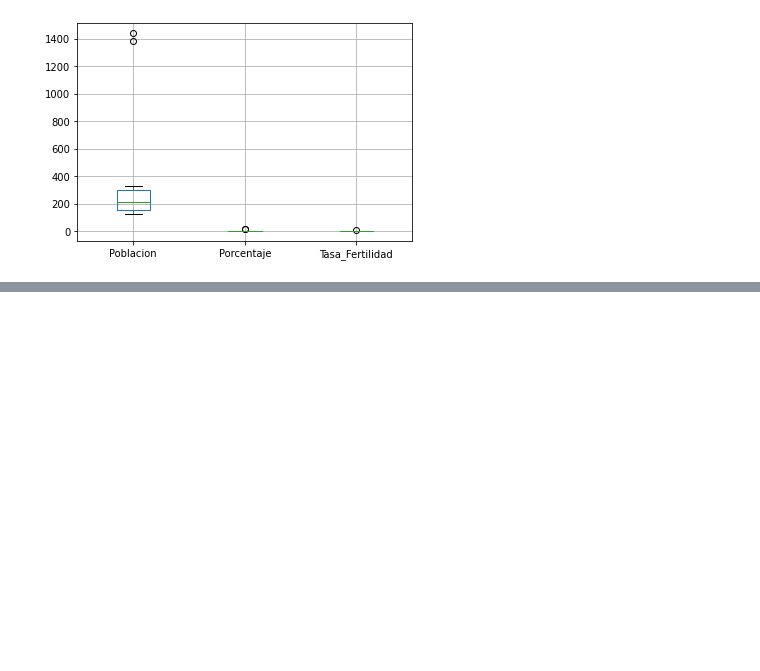
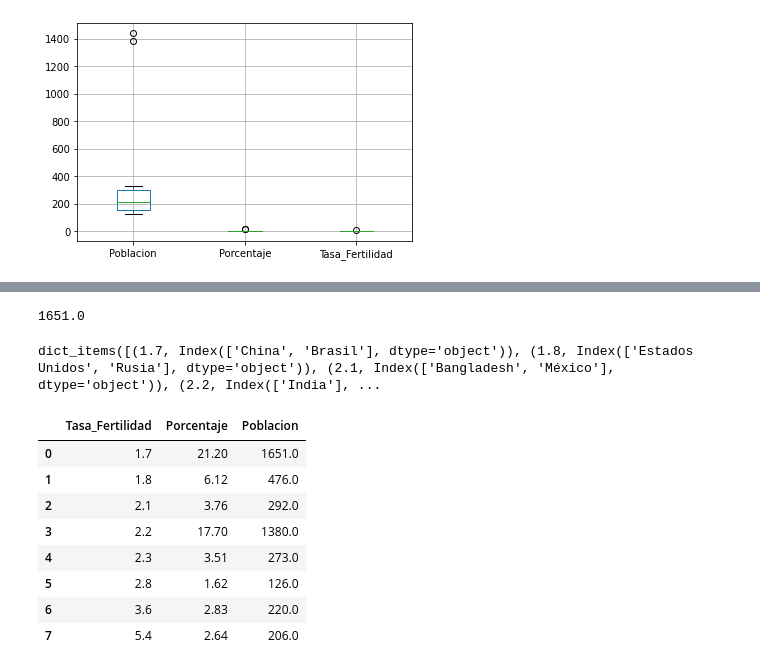
Before and after one commit to TrellixVulnTeam/Informacion_ZBUP, a Jupyter notebook: Pandas/DataFrames_Pandas.ipynb, the cells around one changed output, grey strips where cells are left out. Saved outputs shown, nothing was run; the diff lists cells and outputs as text; code cells hidden in the pictures; blank space fills up the shorter version.

```diff
--- a/Pandas/DataFrames_Pandas.ipynb
+++ b/Pandas/DataFrames_Pandas.ipynb
@@ -582,0 +615,21 @@ paises.boxplot()
+# %%
+1439.0 + 212.0
+# %% [output]
+1651.0
+# %%
+paises[paises["Poblacion"] > 100].groupby("Tasa_Fertilidad").groups.items()
+# %% [output]
+dict_items([(1.7, Index(['China', 'Brasil'], dtype='object')), (1.8, Index(['Estados Unidos', 'Rusia'], dtype='object')), (2.1, Index(['Bangladesh', 'México'], dtype='object')), (2.2, Index(['India'], ...
+# %%
+dt = paises[paises["Poblacion"] > 100].groupby("Tasa_Fertilidad", as_index = False)[["Porcentaje", "Poblacion"]].sum()
+dt
+# %% [output]
+|  | Tasa_Fertilidad | Porcentaje | Poblacion |
+| 0 | 1.7 | 21.20 | 1651.0 |
+| 1 | 1.8 | 6.12 | 476.0 |
+| 2 | 2.1 | 3.76 | 292.0 |
+| 3 | 2.2 | 17.70 | 1380.0 |
+| 4 | 2.3 | 3.51 | 273.0 |
+| 5 | 2.8 | 1.62 | 126.0 |
+| 6 | 3.6 | 2.83 | 220.0 |
+| 7 | 5.4 | 2.64 | 206.0 |
```
Also changed, not shown: parts of 3 cells of this notebook, 2 other files.
